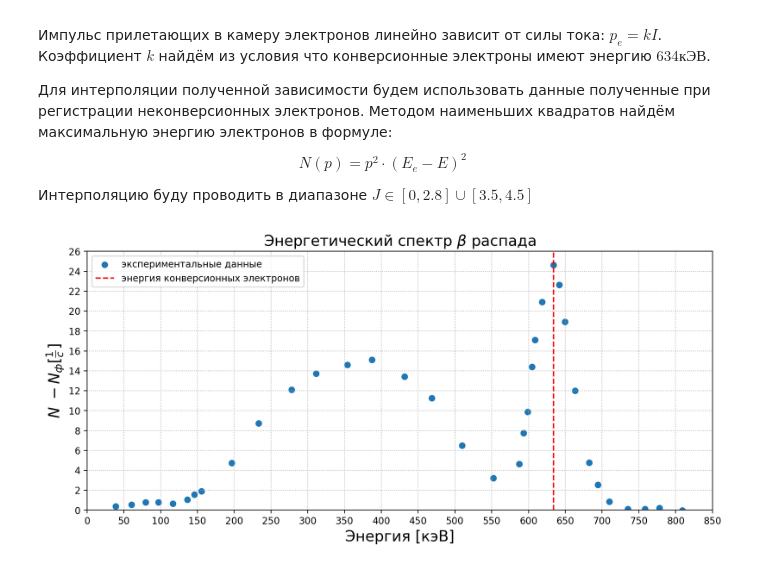
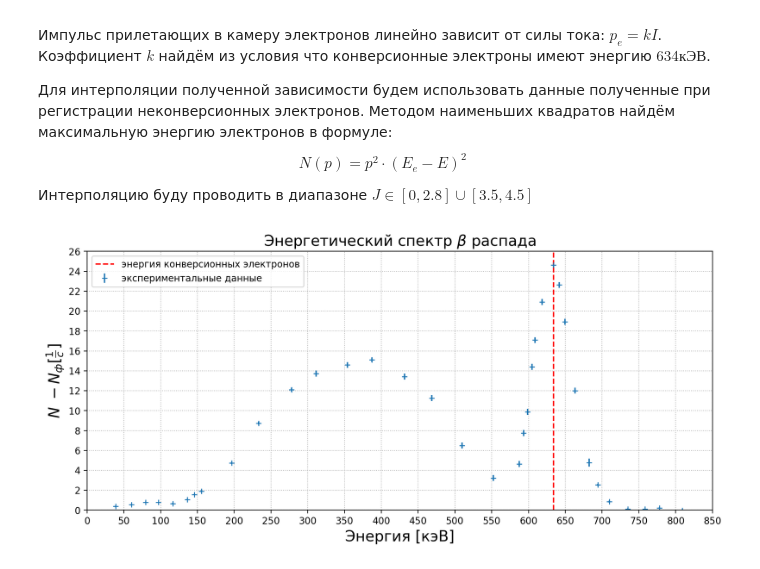
Before and after one commit to ShmakovVladimir/Labs, a Jupyter notebook: Квантовая физика/Исследование энергетического спектра бета-частиц/main.ipynb, the cells around one changed output. Drawn from its saved outputs; the diff is of its cells as text; code cells hidden in the pictures.

```diff
--- a/Квантовая физика/Исследование энергетического спектра бета-частиц/main.ipynb
+++ b/Квантовая физика/Исследование энергетического спектра бета-частиц/main.ipynb
@@ -57,19 +53,20 @@ no_conv_area = (data.Current < 3) * (data.Current > 1)
 # %%
 plt.figure(figsize = (12, 5), dpi = 200)
-plt.scatter(energy,
+plt.errorbar(energy,
             data.N,
+            data.sigma,
+            fmt = '+',
             label = 'экспериментальные данные')
 plt.axvline(634, linestyle = '--', color = 'red', label = 'энергия конверсионных электронов')
-# plt.plot(energy_line, const.c * np.power(p_line, 2) * np.power(700 - energy_line, 2))
 plt.xlabel("Энергия [кэВ]", fontsize = 16)
 plt.ylabel(r"$N \ - N_{ф} [\frac{1}{c}]$", fontsize = 16)
 plt.title(r"Энергетический спектр $\beta$ распада", fontsize = 16)
 plt.grid(ls = ':')
 plt.xticks(np.arange(0, 900 + 50, 50))
 plt.yticks(np.arange(0, 27, 2))
 plt.xlim(0, 850)
 plt.ylim(0, 26)
 plt.legend();
 # %% [output]
-[figure, old version]
+[figure, new version]
 # %%
```
Also changed, not shown: parts of 5 cells of this notebook, 17 other files.
